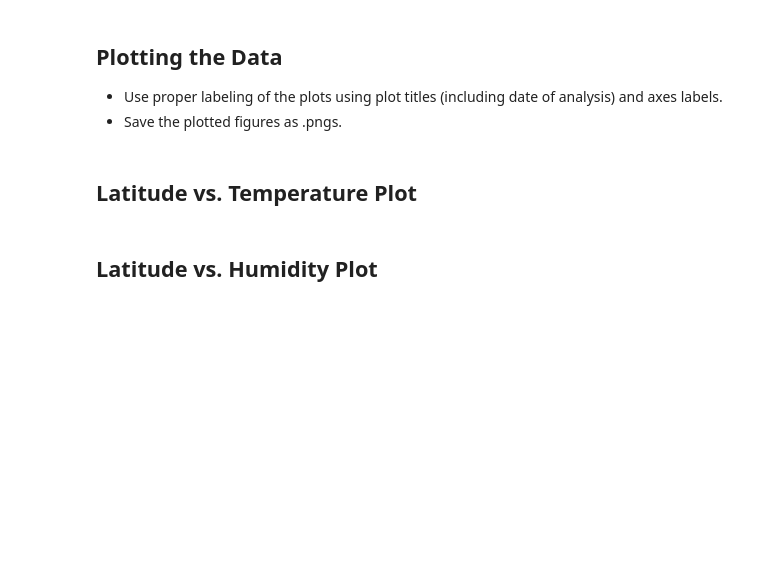
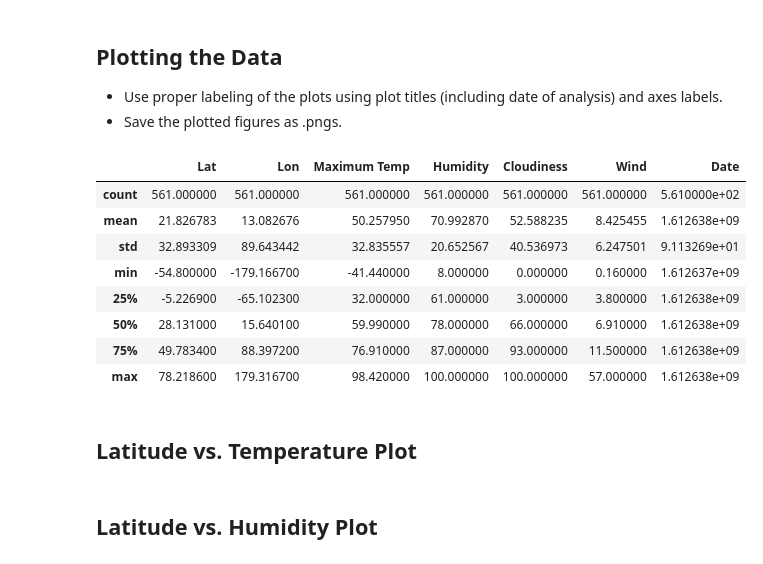
Before and after one commit to AgapeofIcarus/python_apis_challenge, a Jupyter notebook: WeatherPy/WeatherPy.ipynb, the cells around one changed output. Saved outputs shown, nothing was run; the diff lists cells and outputs as text; code cells hidden in the pictures; blank space fills up the shorter version.

```diff
--- a/WeatherPy/WeatherPy.ipynb
+++ b/WeatherPy/WeatherPy.ipynb
@@ -149,5 +135,17 @@ Skip this step if there are no cities that have humidity > 100%.
 ## Plotting the Data
 * Use proper labeling of the plots using plot titles (including date of analysis) and axes labels.
 * Save the plotted figures as .pngs.
+# %%
+weather_data.describe()
+# %% [output]
+|  | Lat | Lon | Maximum Temp | Humidity | Cloudiness | Wind | Date |
+| count | 561.000000 | 561.000000 | 561.000000 | 561.000000 | 561.000000 | 561.000000 | 5.610000e+02 |
+| mean | 21.826783 | 13.082676 | 50.257950 | 70.992870 | 52.588235 | 8.425455 | 1.612638e+09 |
+| std | 32.893309 | 89.643442 | 32.835557 | 20.652567 | 40.536973 | 6.247501 | 9.113269e+01 |
+| min | -54.800000 | -179.166700 | -41.440000 | 8.000000 | 0.000000 | 0.160000 | 1.612637e+09 |
+| 25% | -5.226900 | -65.102300 | 32.000000 | 61.000000 | 3.000000 | 3.800000 | 1.612638e+09 |
+| 50% | 28.131000 | 15.640100 | 59.990000 | 78.000000 | 66.000000 | 6.910000 | 1.612638e+09 |
+| 75% | 49.783400 | 88.397200 | 76.910000 | 87.000000 | 93.000000 | 11.500000 | 1.612638e+09 |
+| max | 78.218600 | 179.316700 | 98.420000 | 100.000000 | 100.000000 | 57.000000 | 1.612638e+09 |
 # %% [markdown]
 ## Latitude vs. Temperature Plot
```
Also changed, not shown: parts of 10 cells of this notebook.
